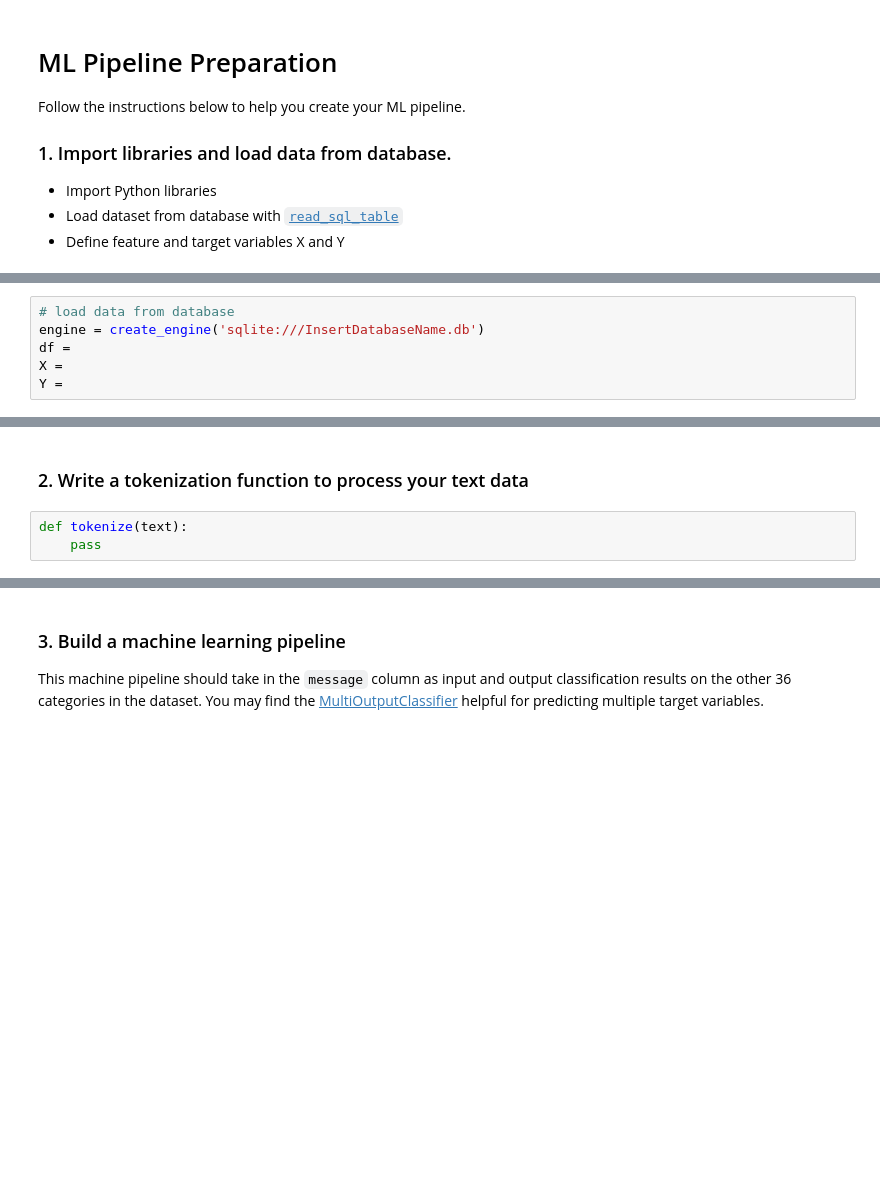
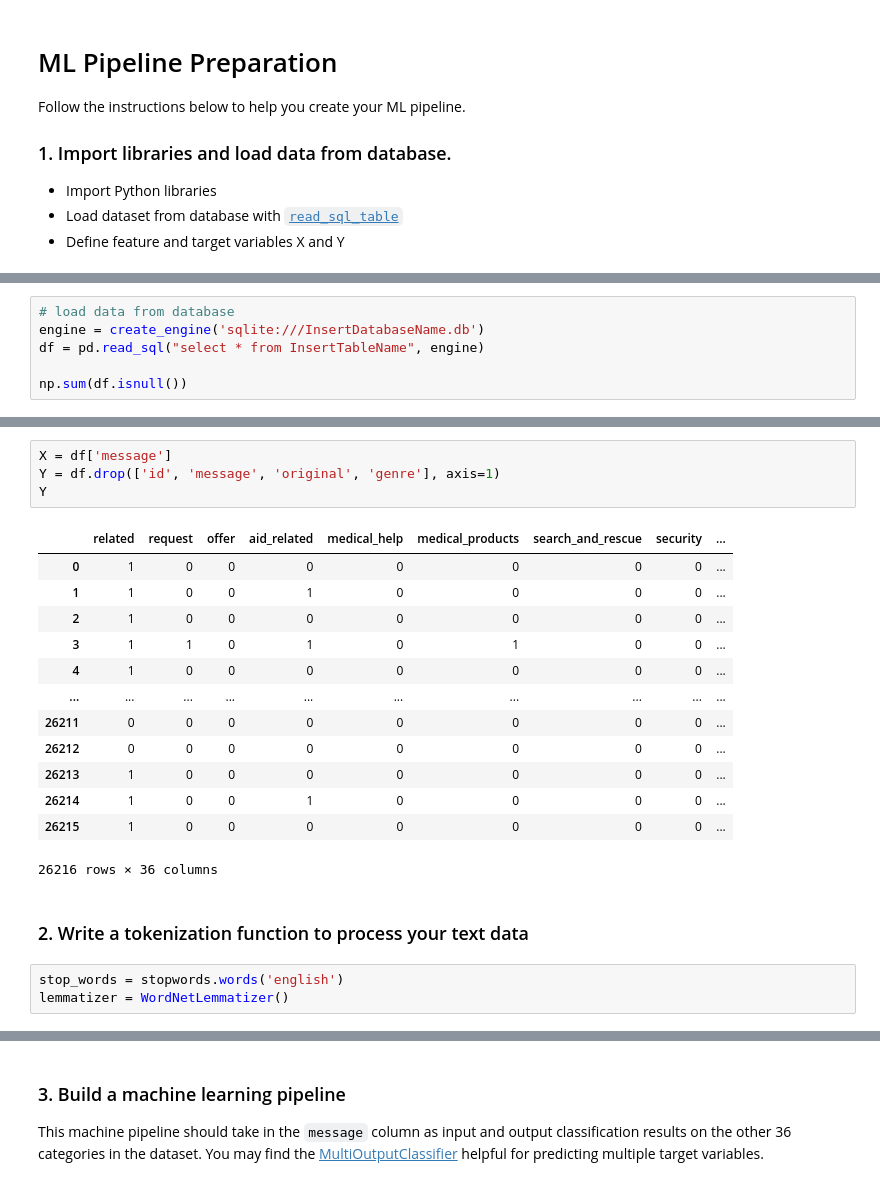
Before and after one commit to snandasena/disaster-response-pipeline, a Jupyter notebook: notebook/ML Pipeline Preparation.ipynb, the cells around one changed output, grey strips where cells are left out. Cells and saved outputs as stored; diff of their text form; blank space fills up the shorter version.

```diff
--- a/notebook/ML Pipeline Preparation.ipynb
+++ b/notebook/ML Pipeline Preparation.ipynb
@@ -10,6 +47,6 @@ Follow the instructions below to help you create your ML pipeline.
 # %%
 # load data from database
 engine = create_engine('sqlite:///InsertDatabaseName.db')
-df =
-X =
-Y =
+df = pd.read_sql("select * from InsertTableName", engine)
+
+np.sum(df.isnull())
@@ -16,5 +71,23 @@ Y =
+# %%
+X = df['message']
+Y = df.drop(['id', 'message', 'original', 'genre'], axis=1)
+Y
+# %% [output]
+|  | related | request | offer | aid_related | medical_help | medical_products | search_and_rescue | security | ... |
+| 0 | 1 | 0 | 0 | 0 | 0 | 0 | 0 | 0 | ... |
+| 1 | 1 | 0 | 0 | 1 | 0 | 0 | 0 | 0 | ... |
+| 2 | 1 | 0 | 0 | 0 | 0 | 0 | 0 | 0 | ... |
+| 3 | 1 | 1 | 0 | 1 | 0 | 1 | 0 | 0 | ... |
+| 4 | 1 | 0 | 0 | 0 | 0 | 0 | 0 | 0 | ... |
+| ... | ... | ... | ... | ... | ... | ... | ... | ... | ... |
+| 26211 | 0 | 0 | 0 | 0 | 0 | 0 | 0 | 0 | ... |
+| 26212 | 0 | 0 | 0 | 0 | 0 | 0 | 0 | 0 | ... |
+| 26213 | 1 | 0 | 0 | 0 | 0 | 0 | 0 | 0 | ... |
+| 26214 | 1 | 0 | 0 | 1 | 0 | 0 | 0 | 0 | ... |
+| 26215 | 1 | 0 | 0 | 0 | 0 | 0 | 0 | 0 | ... |
+26216 rows × 36 columns
 # %% [markdown]
 ### 2. Write a tokenization function to process your text data
-# %%
-def tokenize(text):
-    pass
+# %%
+stop_words = stopwords.words('english')
+lemmatizer = WordNetLemmatizer()
```
Also changed, not shown: parts of 22 cells of this notebook, 4 other files.
